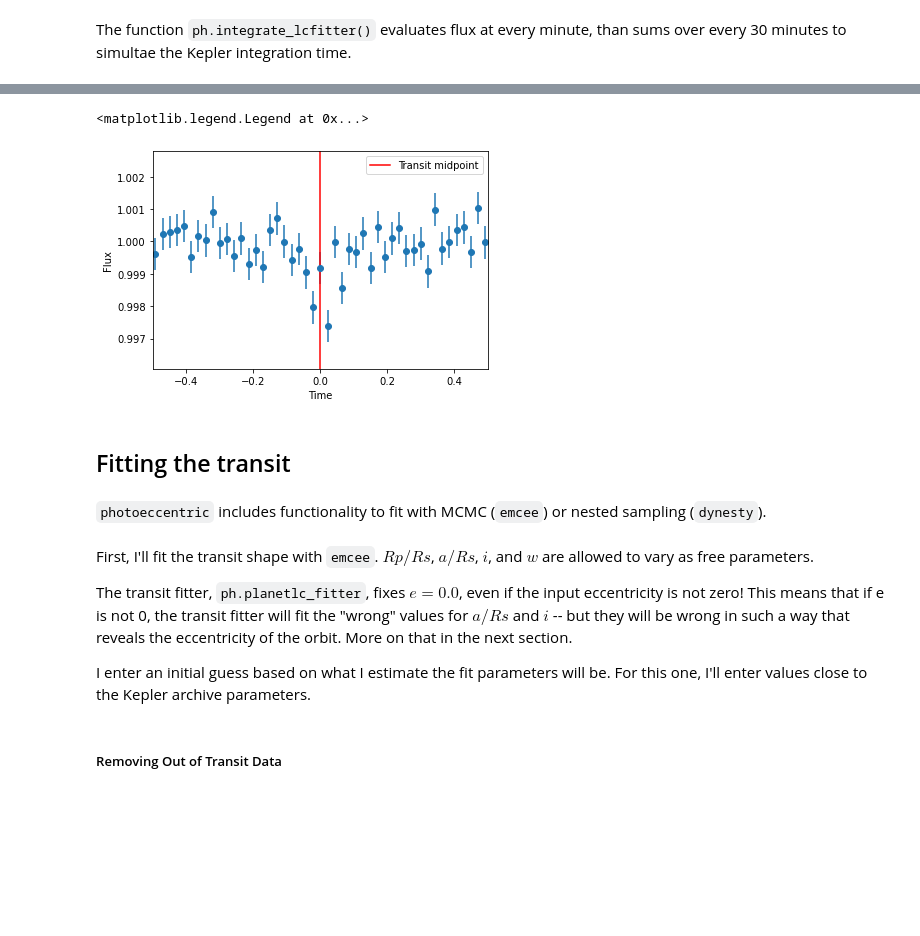
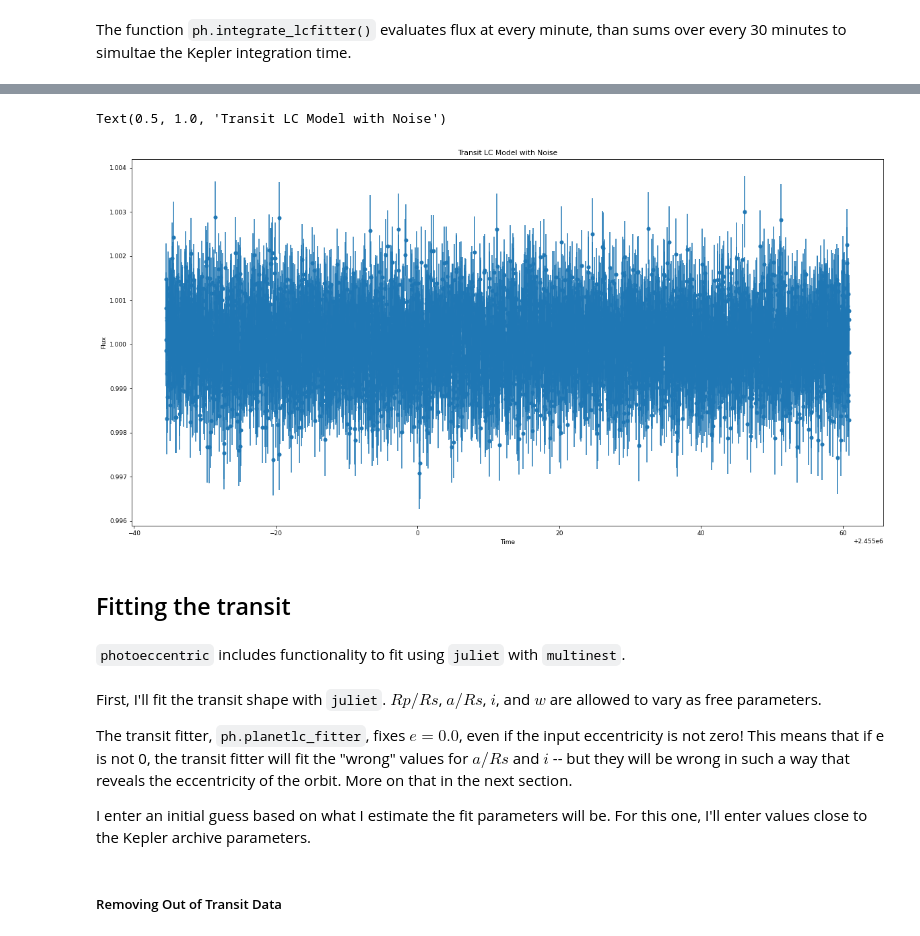
Before and after one commit to ssagear/photoeccentric, a Jupyter notebook: notebooks/photoeccentric_tutorial.ipynb, the cells around one changed output, grey strips where cells are left out. Saved outputs shown, nothing was run; the diff lists cells and outputs as text; code cells hidden in the pictures; blank space fills up the shorter version.

```diff
--- a/notebooks/photoeccentric_tutorial.ipynb
+++ b/notebooks/photoeccentric_tutorial.ipynb
@@ -162,21 +236,34 @@ The function `ph.integrate_lcfitter()` evaluates flux at every minute, than sums
+# %%
+def get_sigma_individual(SNR, N, Ntransits, tdepth):
+    sigma_full = np.sqrt(Ntransits)*(tdepth/SNR)
+    sigma_individual = sigma_full*np.sqrt(N)
+    return sigma_individual
+
+
+def get_N_intransit(tdur, cadence):
+    return tdur//cadence
+# %%
+tduration = koi.dur/24.0
+
+N = round(get_N_intransit(tduration, cadence))
+ntransits = len(koi.midpoints)
+depth = koi.rprs**2
+# %%
+errbar = get_sigma_individual(30, N, ntransits, depth)
 # %%
-# Define e and w, calculate flux from transit model
-e = 0.0
-w = 90.0
-flux = ph.integratedlc(time, period, rprs, a_rs, 0.0, i, 90.0, 0)
-
 # Adding some gaussian noise on the order of Kepler noise (by eyeball)
-noise = np.random.normal(0,0.0005,len(time))
+noise = np.random.normal(0,errbar,len(time))
 nflux = flux+noise
 
-flux_err = np.array([0.0005]*len(nflux))
+flux_err = np.array([errbar]*len(nflux))
 # %%
 plt.errorbar(time, nflux, yerr=flux_err, fmt='o')
 plt.xlabel('Time')
 plt.ylabel('Flux')
-plt.xlim(-0.5, 0.5)
-plt.axvline(0.0, c='r', label='Transit midpoint')
-plt.legend()
+#plt.xlim(time[0], time[100])
+plt.title('Transit LC Model with Noise')
+#plt.axvline(midpoints[1], c='r', label='Transit midpoint')
+#plt.legend()
 # %% [output]
-<matplotlib.legend.Legend at 0x...>
+Text(0.5, 1.0, 'Transit LC Model with Noise')
-[figure, old version]
+[figure, new version]
@@ -187,9 +270,9 @@ midpoints = np.unique(np.sort(np.concatenate((np.arange(transitmpt, time[0], -pe
 # %% [markdown]
 ## Fitting the transit
 # %% [markdown]
-`photoeccentric` includes functionality to fit with MCMC (`emcee`) or nested sampling (`dynesty`).
+`photoeccentric` includes functionality to fit using `juliet` with `multinest`.
 # %% [markdown]
-First, I'll fit the transit shape with `emcee`. $Rp/Rs$, $a/Rs$, $i$, and $w$ are allowed to vary as free parameters.
+First, I'll fit the transit shape with `juliet`. $Rp/Rs$, $a/Rs$, $i$, and $w$ are allowed to vary as free parameters.
 
 The transit fitter, `ph.planetlc_fitter`, fixes $e = 0.0$, even if the input eccentricity is not zero! This means that if e is not 0, the transit fitter will fit the "wrong" values for $a/Rs$ and $i$ -- but they will be wrong in such a way that reveals the eccentricity of the orbit. More on that in the next section.
 
```
Also changed, not shown: parts of 52 cells of this notebook, 30 other files.
